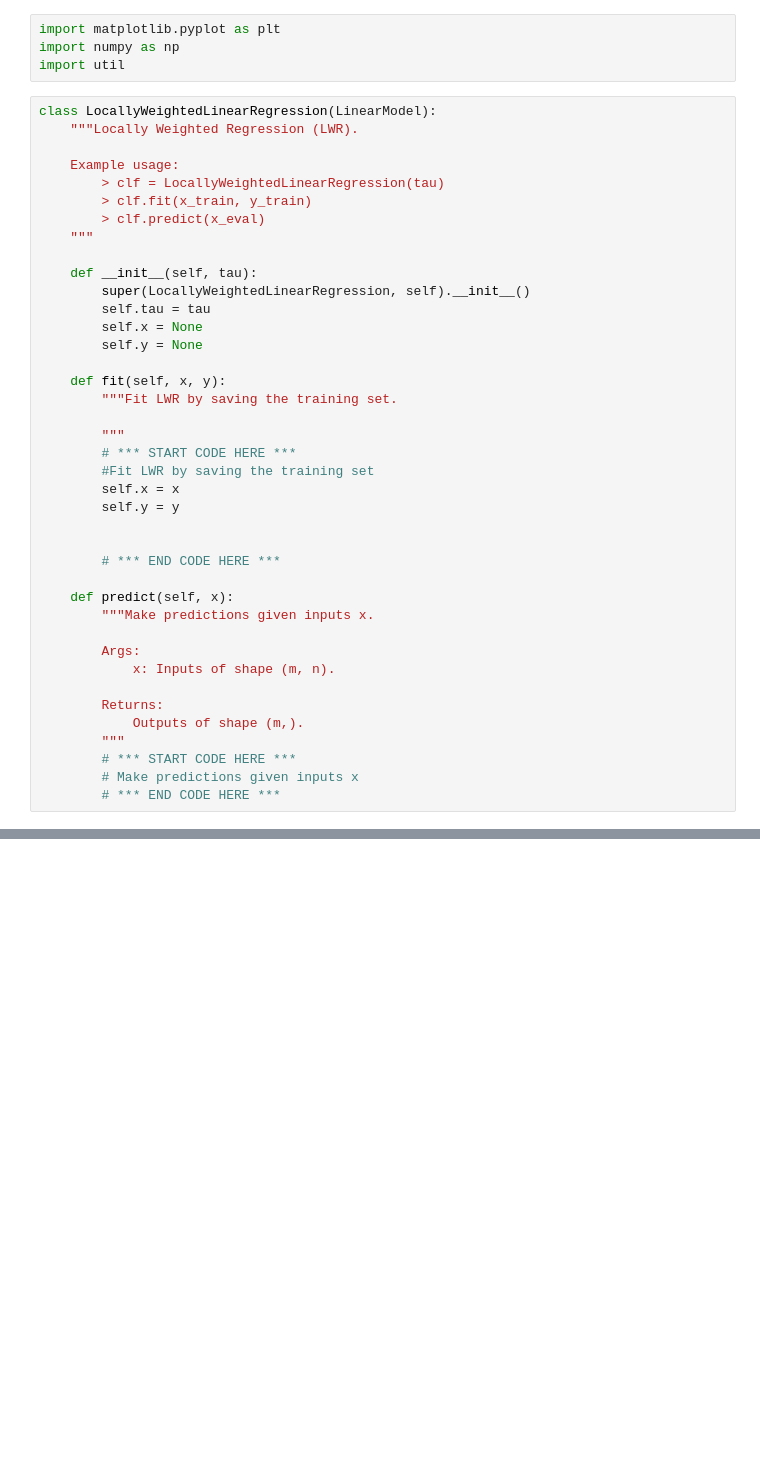
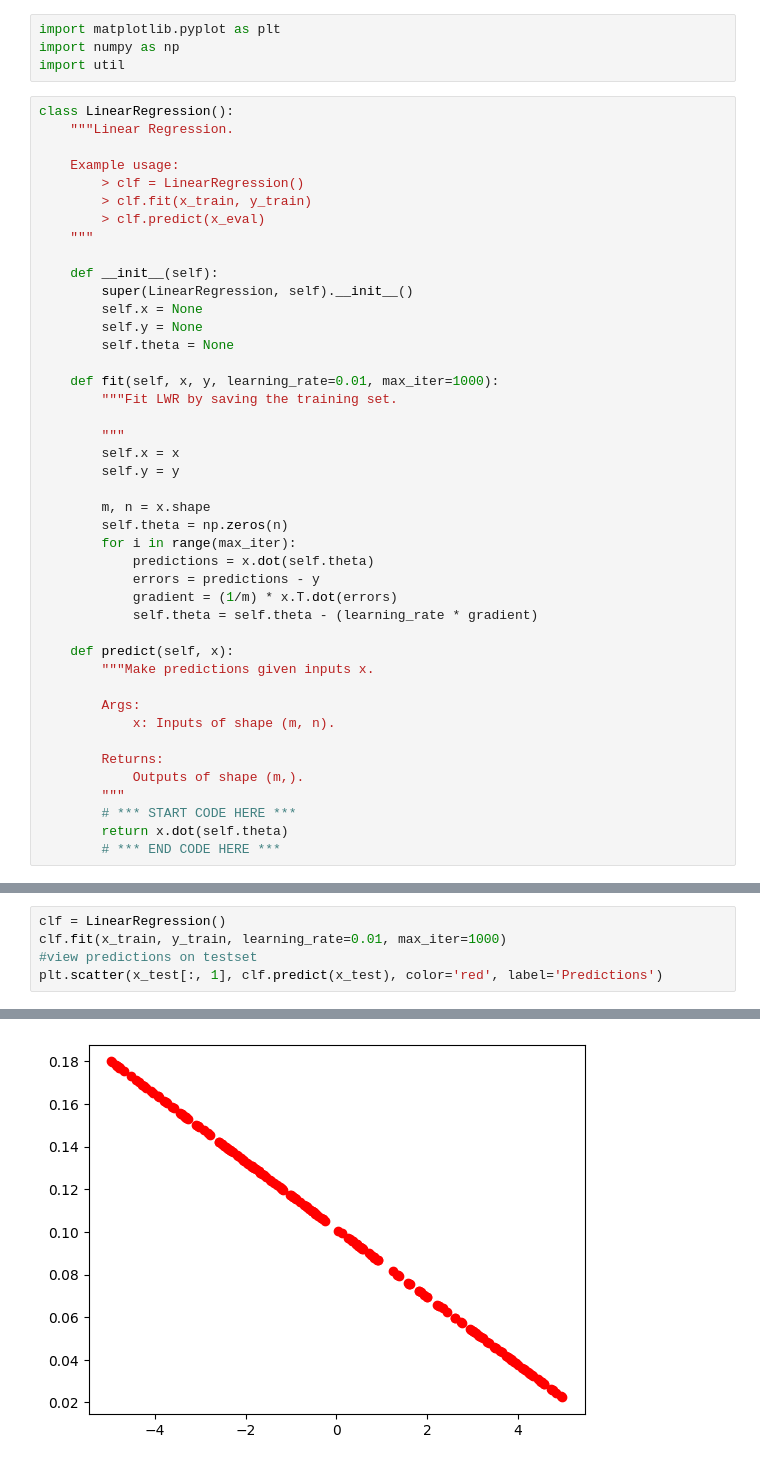
Before and after one commit to vipulpandey12345/Linear-Regression, a Jupyter notebook: experiments.ipynb, the cells around one changed output, grey strips where cells are left out. Cells and saved outputs as stored; diff of their text form; blank space fills up the shorter version.

```diff
--- a/experiments.ipynb
+++ b/experiments.ipynb
@@ -3,32 +3,35 @@ import matplotlib.pyplot as plt
 import numpy as np
 import util
 # %%
-class LocallyWeightedLinearRegression(LinearModel):
-    """Locally Weighted Regression (LWR).
+class LinearRegression():
+    """Linear Regression.
 
     Example usage:
-        > clf = LocallyWeightedLinearRegression(tau)
+        > clf = LinearRegression()
         > clf.fit(x_train, y_train)
         > clf.predict(x_eval)
     """
 
-    def __init__(self, tau):
-        super(LocallyWeightedLinearRegression, self).__init__()
-        self.tau = tau
+    def __init__(self):
+        super(LinearRegression, self).__init__()
         self.x = None
         self.y = None
+        self.theta = None
 
-    def fit(self, x, y):
+    def fit(self, x, y, learning_rate=0.01, max_iter=1000):
         """Fit LWR by saving the training set.
 
         """
-        # *** START CODE HERE ***
-        #Fit LWR by saving the training set
         self.x = x
         self.y = y
 
-
-        # *** END CODE HERE ***
+        m, n = x.shape
+        self.theta = np.zeros(n)
+        for i in range(max_iter):
+            predictions = x.dot(self.theta)
+            errors = predictions - y
+            gradient = (1/m) * x.T.dot(errors)
+            self.theta = self.theta - (learning_rate * gradient)
 
     def predict(self, x):
         """Make predictions given inputs x.
@@ -40,5 +43,5 @@ class LocallyWeightedLinearRegression(LinearModel):
             Outputs of shape (m,).
         """
         # *** START CODE HERE ***
-        # Make predictions given inputs x
+        return x.dot(self.theta)
         # *** END CODE HERE ***
@@ -44,0 +58,6 @@ class LocallyWeightedLinearRegression(LinearModel):
+# %%
+clf = LinearRegression()
+clf.fit(x_train, y_train, learning_rate=0.01, max_iter=1000)
+#view predictions on testset
+plt.scatter(x_test[:, 1], clf.predict(x_test), color='red', label='Predictions')
+# %% [output]
@@ -44,0 +65 @@ class LocallyWeightedLinearRegression(LinearModel):
+[figure, added]
```
Also changed, not shown: parts of 2 cells of this notebook.
